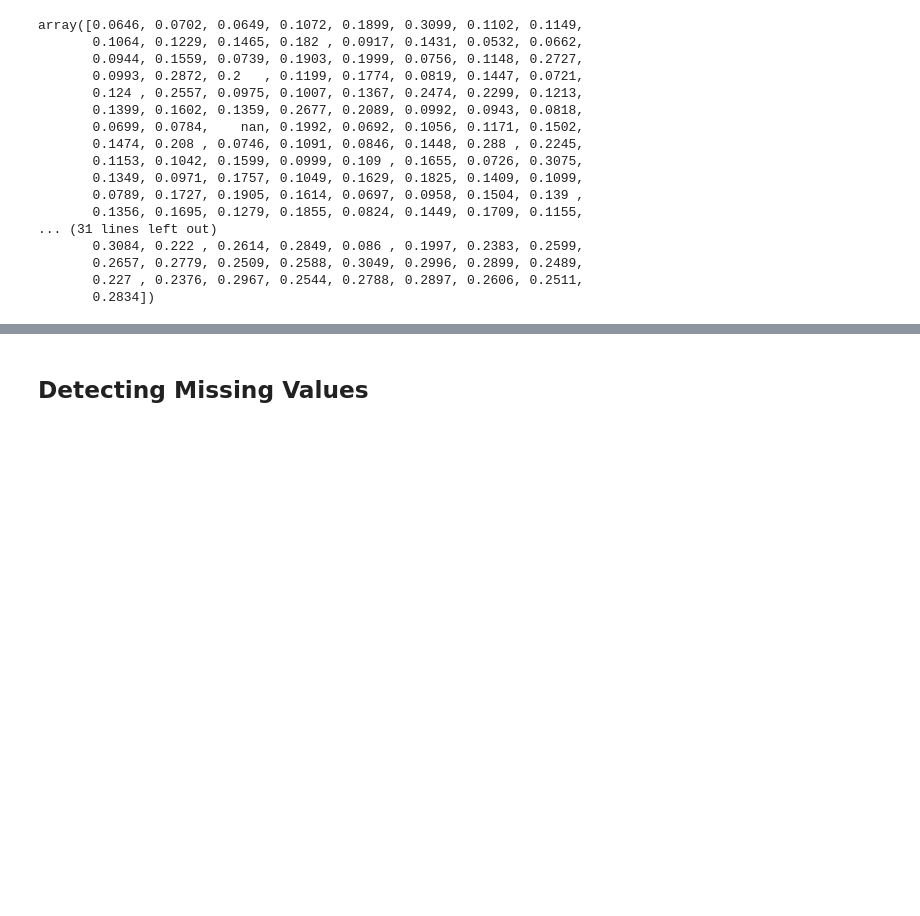
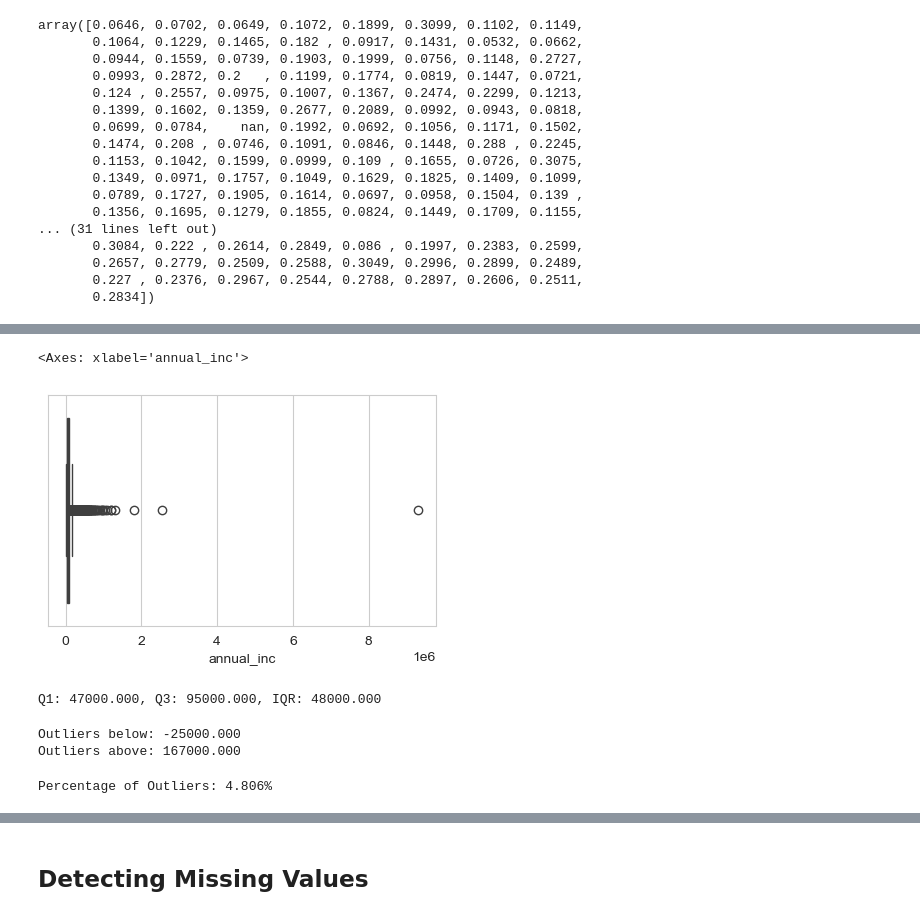
Before and after one commit to yasmeenel3sh/DataEngineeringProject, a Jupyter notebook: M1-template.ipynb, the cells around one changed output, grey strips where cells are left out. Saved outputs shown, nothing was run; the diff lists cells and outputs as text; code cells hidden in the pictures; blank space fills up the shorter version.

Commit message:
Handling outliers 2

```diff
--- a/M1-template.ipynb
+++ b/M1-template.ipynb
@@ -655,0 +688,26 @@ array([0.0646, 0.0702, 0.0649, 0.1072, 0.1899, 0.3099, 0.1102, 0.1149,
+# %%
+plt.figure(figsize=(5, 3))
+sns.boxplot(x=fintech_indexed['annual_inc'])
+# %% [output]
+<Axes: xlabel='annual_inc'>
+[figure, added]
+# %%
+Q1 = fintech_indexed['annual_inc'].quantile(0.25)
+Q3 = fintech_indexed['annual_inc'].quantile(0.75)
+IQR = Q3 - Q1
+
+print(f'Q1: {Q1:.3f}, Q3: {Q3:.3f}, IQR: {IQR:.3f}')
+# %% [output]
+Q1: 47000.000, Q3: 95000.000, IQR: 48000.000
+# %%
+print(f'Outliers below: {Q1 - 1.5 * IQR:.3f}')
+print(f'Outliers above: {Q3 + 1.5 * IQR:.3f}')
+# %% [output]
+Outliers below: -25000.000
+Outliers above: 167000.000
+# %%
+iqr_outliers_mask = (fintech_indexed['annual_inc'] < (Q1 - 1.5 * IQR)) | (fintech_indexed['annual_inc'] > (Q3 + 1.5 * IQR))
+iqr_outliers = fintech_indexed[iqr_outliers_mask]
+print(f'Percentage of Outliers: {len(iqr_outliers)/len(fintech_indexed)*100:.3f}%')
+# %% [output]
+Percentage of Outliers: 4.806%
```
Also changed, not shown: parts of 27 cells of this notebook.
